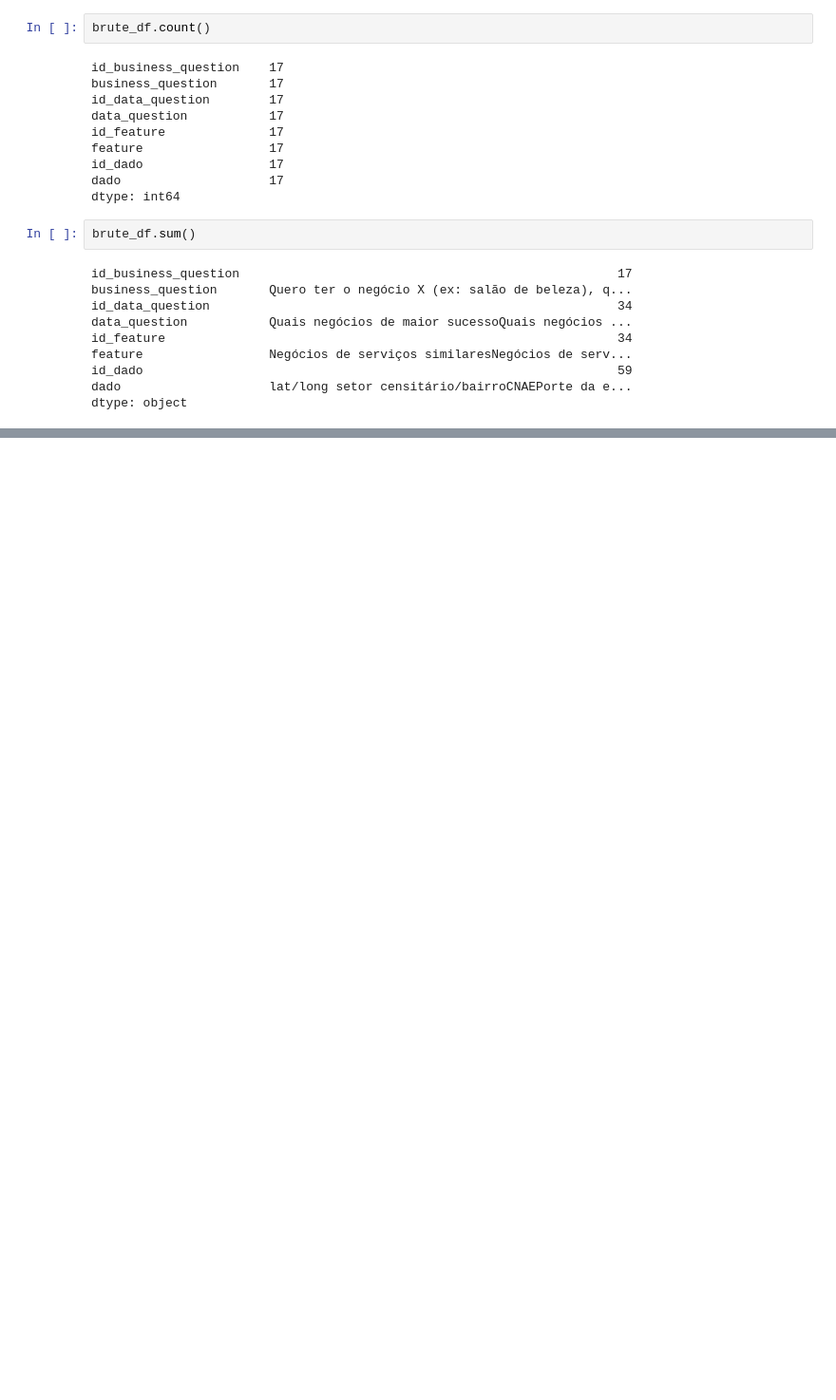
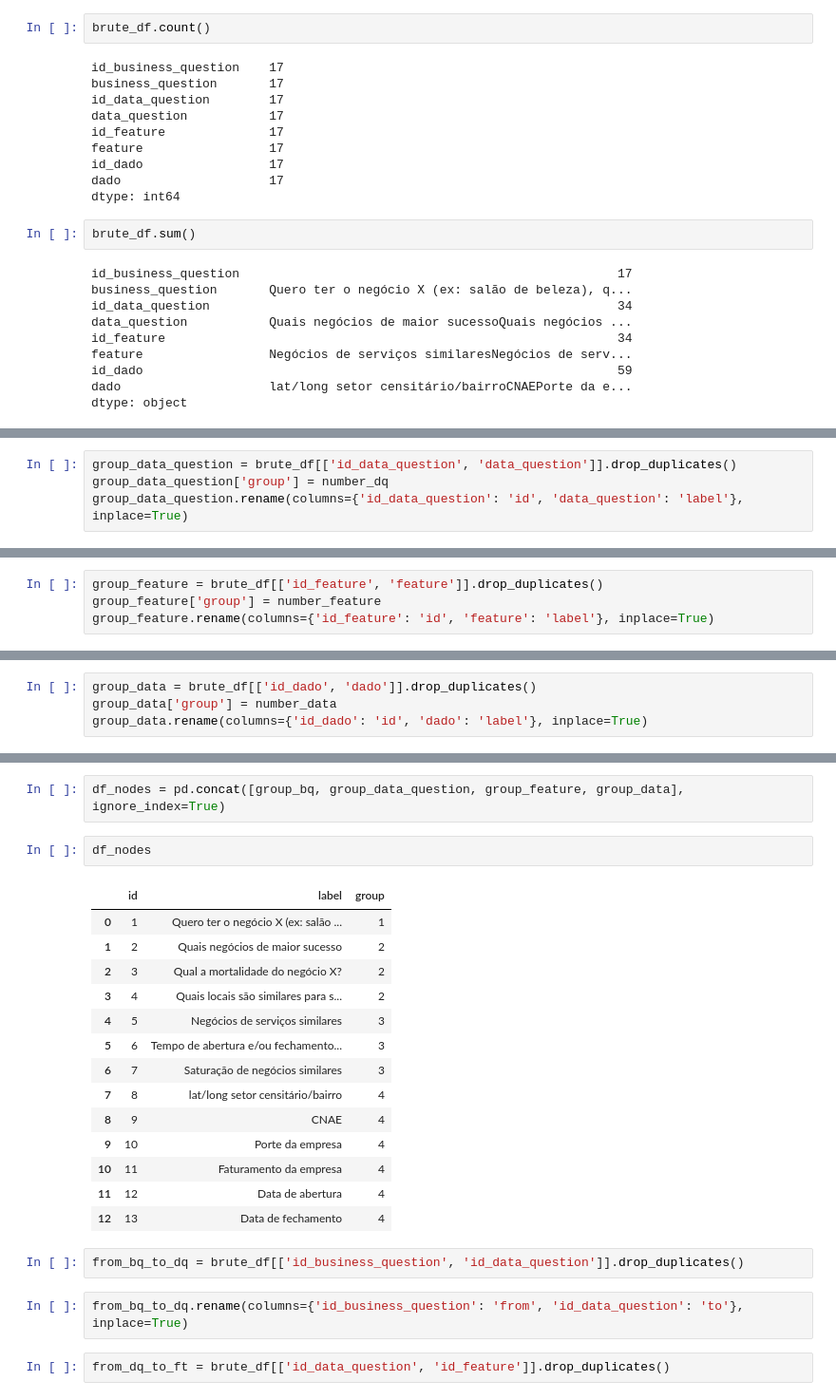
Before and after one commit to equipepontozip/network-graph, a Jupyter notebook: data_muncher/data_muncher_notebook.ipynb, the cells around one changed output, grey strips where cells are left out. Shown: that part at 95% size. Cells and saved outputs as stored; diff of their text form; blank space fills up the shorter version.

```diff
--- a/data_muncher/data_muncher_notebook.ipynb
+++ b/data_muncher/data_muncher_notebook.ipynb
@@ -84,0 +100,4 @@ json_create()
+# %%
+group_data_question = brute_df[['id_data_question', 'data_question']].drop_duplicates()
+group_data_question['group'] = number_dq
+group_data_question.rename(columns={'id_data_question': 'id', 'data_question': 'label'}, inplace=True)
@@ -84,0 +111,4 @@ json_create()
+# %%
+group_feature = brute_df[['id_feature', 'feature']].drop_duplicates()
+group_feature['group'] = number_feature
+group_feature.rename(columns={'id_feature': 'id', 'feature': 'label'}, inplace=True)
@@ -84,0 +122,4 @@ json_create()
+# %%
+group_data = brute_df[['id_dado', 'dado']].drop_duplicates()
+group_data['group'] = number_data
+group_data.rename(columns={'id_dado': 'id', 'dado': 'label'}, inplace=True)
@@ -84,0 +136,25 @@ json_create()
+# %%
+df_nodes = pd.concat([group_bq, group_data_question, group_feature, group_data], ignore_index=True)
+# %%
+df_nodes
+# %% [output]
+|  | id | label | group |
+| 0 | 1 | Quero ter o negócio X (ex: salão ... | 1 |
+| 1 | 2 | Quais negócios de maior sucesso | 2 |
+| 2 | 3 | Qual a mortalidade do negócio X? | 2 |
+| 3 | 4 | Quais locais são similares para s... | 2 |
+| 4 | 5 | Negócios de serviços similares | 3 |
+| 5 | 6 | Tempo de abertura e/ou fechamento... | 3 |
+| 6 | 7 | Saturação de negócios similares | 3 |
+| 7 | 8 | lat/long setor censitário/bairro | 4 |
+| 8 | 9 | CNAE | 4 |
+| 9 | 10 | Porte da empresa | 4 |
+| 10 | 11 | Faturamento da empresa | 4 |
+| 11 | 12 | Data de abertura | 4 |
+| 12 | 13 | Data de fechamento | 4 |
+# %%
+from_bq_to_dq = brute_df[['id_business_question', 'id_data_question']].drop_duplicates()
+# %%
+from_bq_to_dq.rename(columns={'id_business_question': 'from', 'id_data_question': 'to'}, inplace=True)
+# %%
+from_dq_to_ft = brute_df[['id_data_question', 'id_feature']].drop_duplicates()
```
Also changed, not shown: parts of 23 cells of this notebook, 3 other files.
